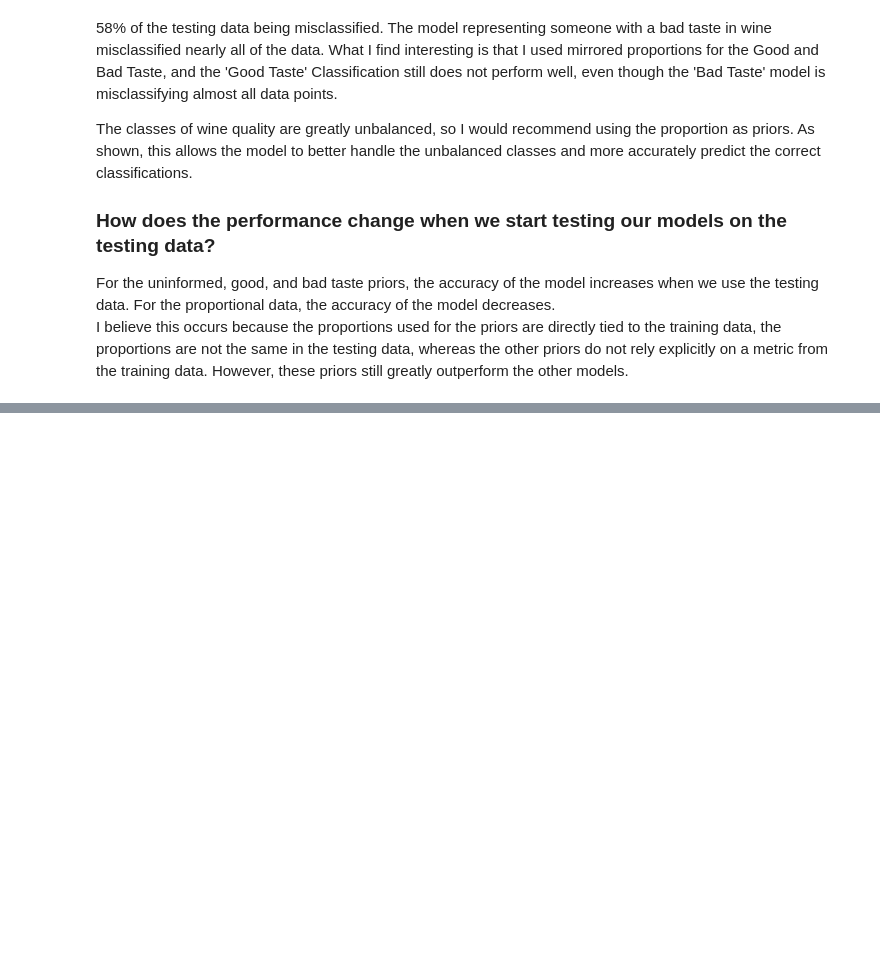
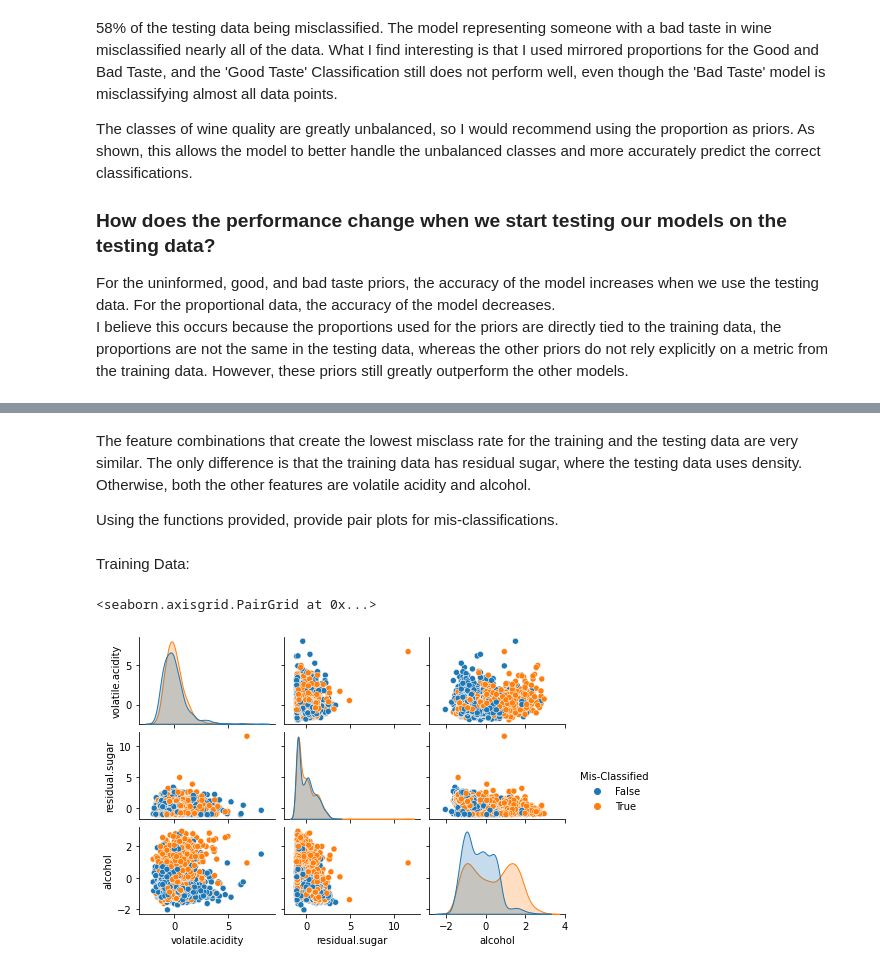
Before and after one commit to LaurenBassett/ds6040, a Jupyter notebook: Homework2/Homework2.ipynb, the cells around one changed output, grey strips where cells are left out. Saved outputs shown, nothing was run; the diff lists cells and outputs as text; code cells hidden in the pictures; blank space fills up the shorter version.

```diff
--- a/Homework2/Homework2.ipynb
+++ b/Homework2/Homework2.ipynb
@@ -214,8 +215,8 @@ F           61  890  633
 ## d) Priors that somebody with a terrible taste in wine would use (most are good, few are bad or average)
 For the priors here, I have 80% of the wines classified as good, where only 15% are classified as average,and 5% classified as bad.
 # %%
-priors = [0.8, 0.15,0.05]
-LDA_bad_taste = LDA(wine_training, 'wine_quality', priors = priors)
+bad_priors = [0.8, 0.15,0.05]
+LDA_bad_taste = LDA(wine_training, 'wine_quality', priors = bad_priors)
 print('+---------Bad-Sommelier--------+')
 print('\t-Training Dataset-')
 Bad_Taste_Train_MCR = LDA_bad_taste.misclass_rate()
@@ -276,0 +285,21 @@ I believe this occurs because the proportions used for the priors are directly t
+# %%
+#Create List of all possible combinations of 3 features
+def find_three_combo(priors):
+    combo_of_three_features = [list(x) for x in combinations(wine_training.drop('wine_quality', axis=1), 3)]
+
+    LDA_train_results = []
+    LDA_test_results = []
+
+    #Iterate through all possible combinations of three.
+    for combination in combo_of_three_features:
+        current_columns = combination + ['wine_quality']
+        train_three_feat = wine_training[current_columns]
+        test_three_feat = wine_testing[current_columns]
+        #print(train_three_feat)
+        LDA_3 = LDA(train_three_feat, 'wine_quality', priors=priors)
+        train_misclass = LDA_3.misclass_rate()
+        test_misclass = LDA_3.misclass_rate(test_three_feat)
+        LDA_train_results.append((current_columns, train_misclass))
+        LDA_test_results.append((current_columns, test_misclass))
+
+    return(LDA_train_results, LDA_test_results)
@@ -276,0 +308,9 @@ I believe this occurs because the proportions used for the priors are directly t
+# %%
+LDA_train, LDA_test = find_three_combo(priors=flat_priors)
+train_final = pd.DataFrame(LDA_train, columns = ['Combination', 'Misclass_Rate'])
+test_final = pd.DataFrame(LDA_test, columns = ['Combination', 'Misclass_Rate'])
+train_min = pd.DataFrame(train_final[train_final.Misclass_Rate == train_final.Misclass_Rate.min()]).reset_index()
+print("Training:\nThe Combination of Features that Provides the lowest mis-class rate, and the corresponding rate is...\n", train_min)
+print()
+test_min = pd.DataFrame(test_final[test_final.Misclass_Rate == test_final.Misclass_Rate.min()]).reset_index()
+print("Testing:\nThe Combination of Features that Provides the lowest mis-class rate, and the corresponding rate is...\n", test_min)
@@ -276,0 +327,14 @@ I believe this occurs because the proportions used for the priors are directly t
+# %% [markdown]
+The feature combinations that create the lowest misclass rate for the training and the testing data are very similar. The only difference is that the training data has residual sugar, where the testing data uses density. Otherwise, both the other features are volatile acidity and alcohol.
+
+Using the functions provided, provide pair plots for mis-classifications.
+# %%
+LDA_best_misclass_train = LDA(wine_training[train_min['Combination'][0]], 'wine_quality', priors=flat_priors)
+LDA_best_misclass_test = LDA(wine_testing[test_min['Combination'][0]], 'wine_quality', priors=flat_priors)
+# %% [markdown]
+Training Data:
+# %%
+LDA_best_misclass_train.misclass_pairplot()
+# %% [output]
+<seaborn.axisgrid.PairGrid at 0x...>
+[figure, added]
```
Also changed, not shown: parts of 17 cells of this notebook.
